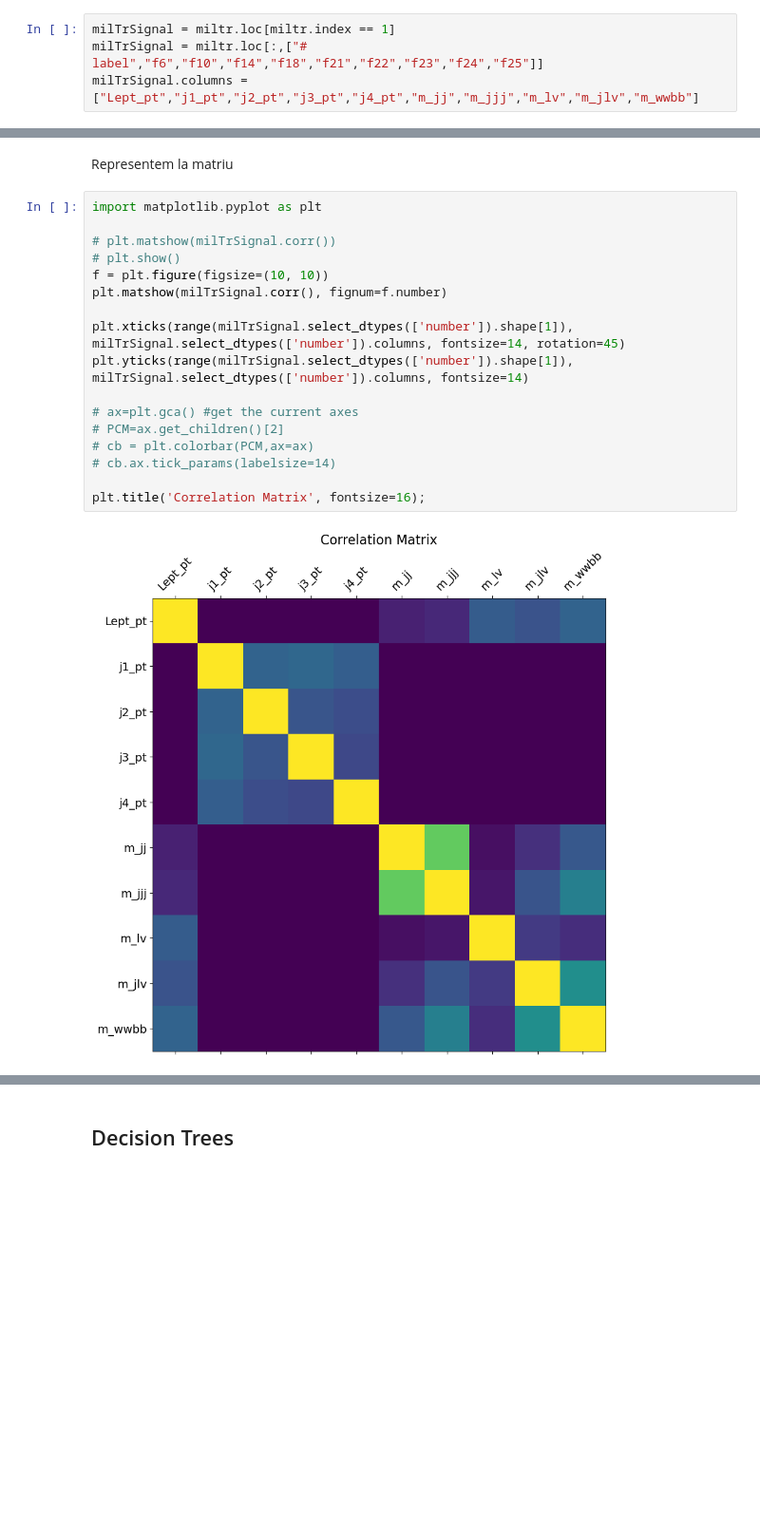
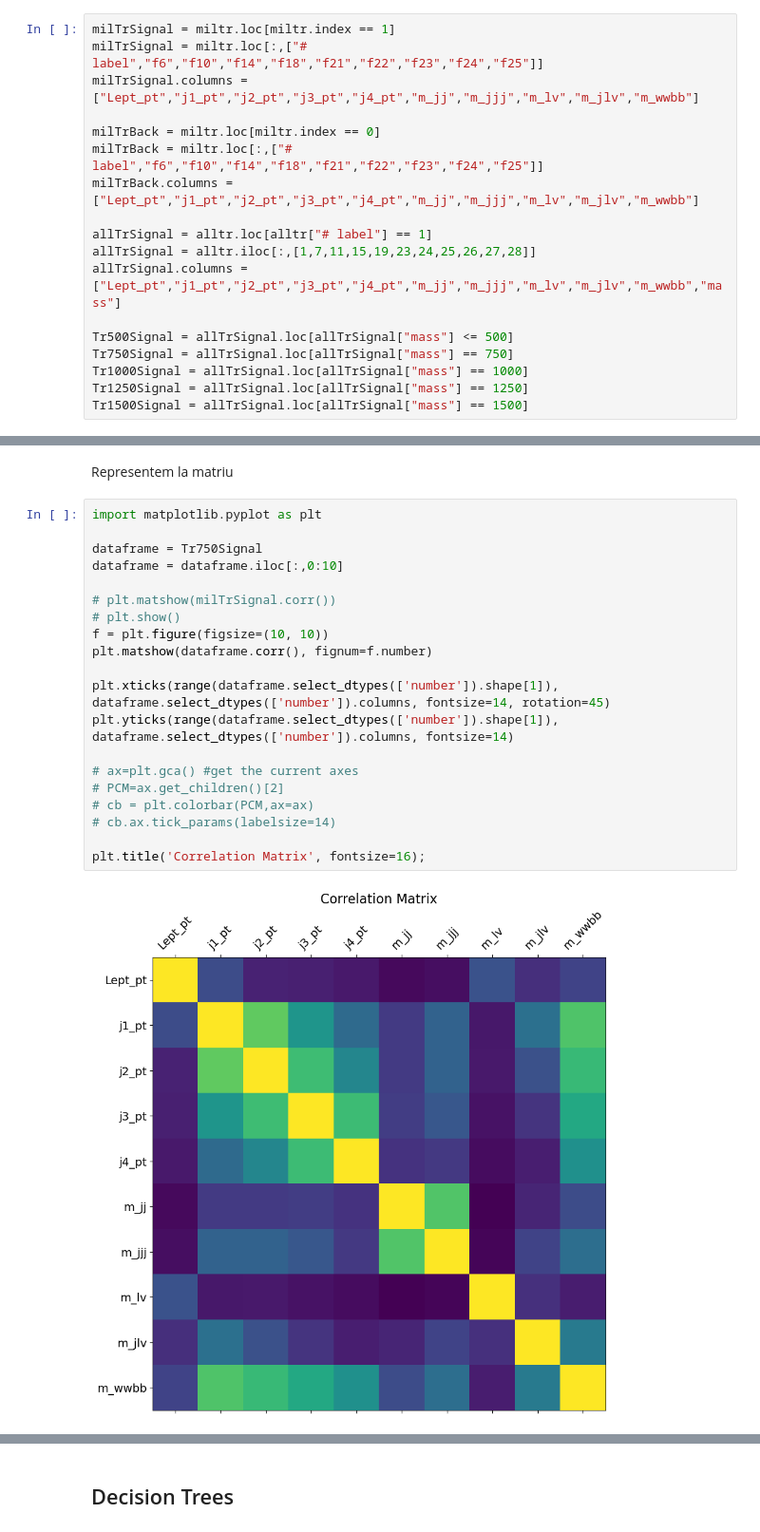
Before and after one commit to AlexPG1/TFG_MLenHEP, a Jupyter notebook: PrimeraSessió.ipynb, the cells around one changed output, grey strips where cells are left out. Shown at 95% size. Saved outputs shown, nothing was run; the diff lists cells and outputs as text; blank space fills up the shorter version.

```diff
--- a/PrimeraSessió.ipynb
+++ b/PrimeraSessió.ipynb
@@ -83,3 +103,17 @@ Preprocesem les dades: seleccionem solament signal (`# label == 1`) i variables
 milTrSignal = miltr.loc[miltr.index == 1]
 milTrSignal = miltr.loc[:,["# label","f6","f10","f14","f18","f21","f22","f23","f24","f25"]]
 milTrSignal.columns = ["Lept_pt","j1_pt","j2_pt","j3_pt","j4_pt","m_jj","m_jjj","m_lv","m_jlv","m_wwbb"]
+
+milTrBack = miltr.loc[miltr.index == 0]
+milTrBack = miltr.loc[:,["# label","f6","f10","f14","f18","f21","f22","f23","f24","f25"]]
+milTrBack.columns = ["Lept_pt","j1_pt","j2_pt","j3_pt","j4_pt","m_jj","m_jjj","m_lv","m_jlv","m_wwbb"]
+
+allTrSignal = alltr.loc[alltr["# label"] == 1]
+allTrSignal = alltr.iloc[:,[1,7,11,15,19,23,24,25,26,27,28]]
+allTrSignal.columns = ["Lept_pt","j1_pt","j2_pt","j3_pt","j4_pt","m_jj","m_jjj","m_lv","m_jlv","m_wwbb","mass"]
+
+Tr500Signal = allTrSignal.loc[allTrSignal["mass"] <= 500]
+Tr750Signal = allTrSignal.loc[allTrSignal["mass"] == 750]
+Tr1000Signal = allTrSignal.loc[allTrSignal["mass"] == 1000]
+Tr1250Signal = allTrSignal.loc[allTrSignal["mass"] == 1250]
+Tr1500Signal = allTrSignal.loc[allTrSignal["mass"] == 1500]
@@ -87,21 +123,24 @@ milTrSignal.columns = ["Lept_pt","j1_pt","j2_pt","j3_pt","j4_pt","m_jj","m_jjj",
 Representem la matriu
 # %%
 import matplotlib.pyplot as plt
+
+dataframe = Tr750Signal
+dataframe = dataframe.iloc[:,0:10]
 
 # plt.matshow(milTrSignal.corr())
 # plt.show()
 f = plt.figure(figsize=(10, 10))
-plt.matshow(milTrSignal.corr(), fignum=f.number)
+plt.matshow(dataframe.corr(), fignum=f.number)
 
-plt.xticks(range(milTrSignal.select_dtypes(['number']).shape[1]), milTrSignal.select_dtypes(['number']).columns, fontsize=14, rotation=45)
-plt.yticks(range(milTrSignal.select_dtypes(['number']).shape[1]), milTrSignal.select_dtypes(['number']).columns, fontsize=14)
+plt.xticks(range(dataframe.select_dtypes(['number']).shape[1]), dataframe.select_dtypes(['number']).columns, fontsize=14, rotation=45)
+plt.yticks(range(dataframe.select_dtypes(['number']).shape[1]), dataframe.select_dtypes(['number']).columns, fontsize=14)
 
 # ax=plt.gca() #get the current axes
 # PCM=ax.get_children()[2]
 # cb = plt.colorbar(PCM,ax=ax)
 # cb.ax.tick_params(labelsize=14)
 
 plt.title('Correlation Matrix', fontsize=16);
 # %% [output]
-[figure, old version]
+[figure, new version]
 # %%
```
Also changed, not shown: parts of 43 cells of this notebook.
